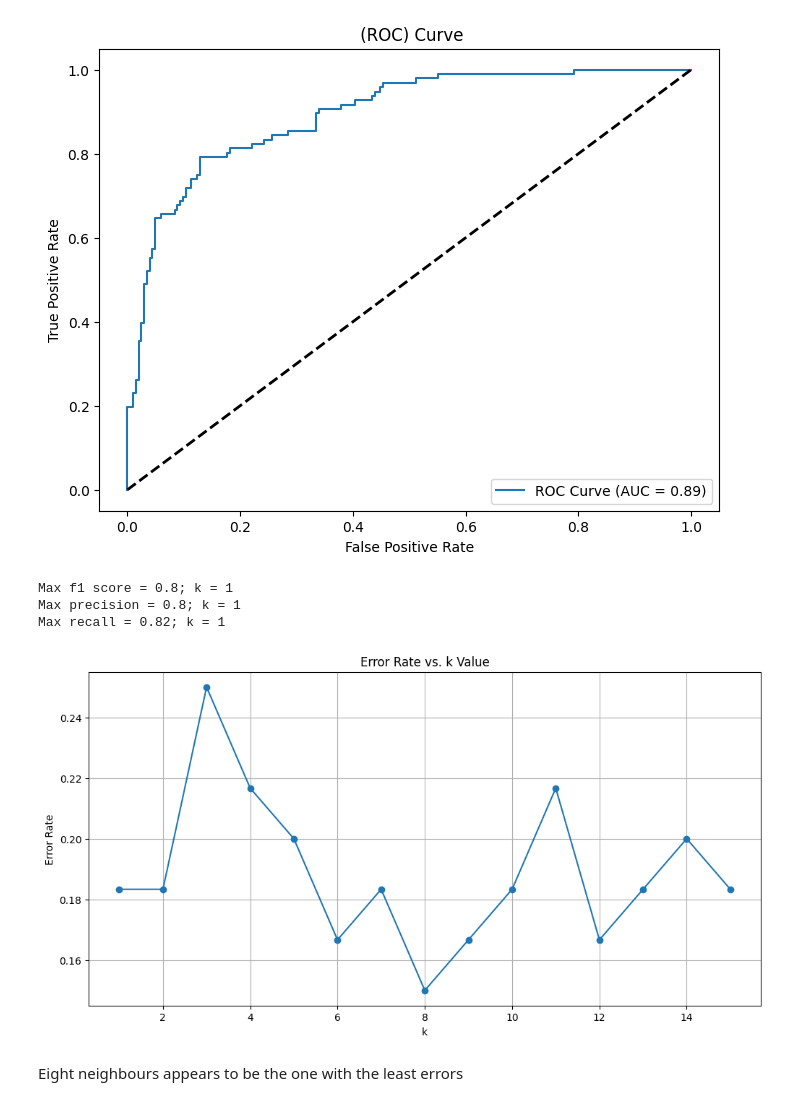
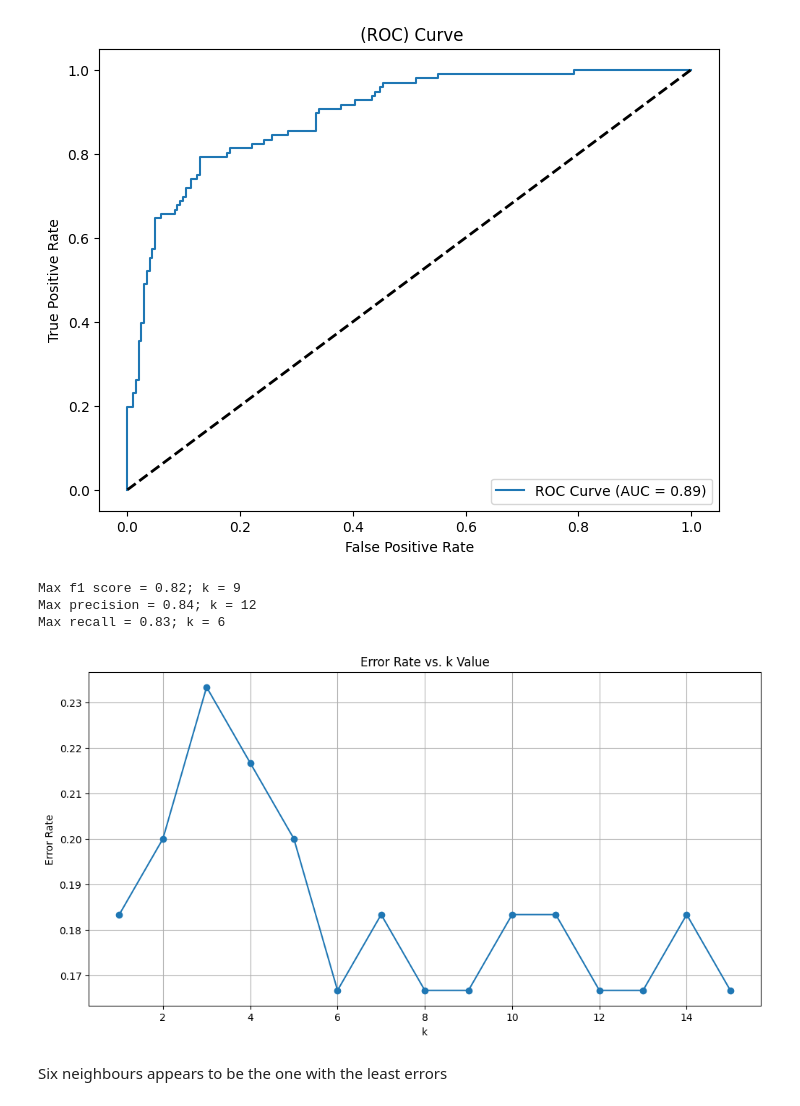
Before and after one commit to IbrahimTGhanem/Datathon2, a Jupyter notebook: Datathon_2_Group_19.ipynb, the cells around one changed output. Cells and saved outputs as stored; diff of their text form; code cells hidden in the pictures.

```diff
--- a/Datathon_2_Group_19.ipynb
+++ b/Datathon_2_Group_19.ipynb
@@ -753,6 +753,17 @@ plt.legend(loc='lower right')
 plt.show()
 # %% [output]
 [figure]
+# %%
+#fitting KNN:
+X6 = data[['age', 'ejection_fraction', 'serum_sodium', 'serum_creatinine', 'time' ]]
+Y6 = data['DEATH_EVENT']
+
+# Normalizing data
+scaler = StandardScaler()
+X6_scaled = scaler.fit_transform(X6)
+
+# Split the data into training and testing sets
+X_train6, X_test6, y_train6, y_test6 = train_test_split(X6_scaled, Y6, test_size=0.2, random_state=101)
 # %%
 #Elbow method for KNN
 from sklearn.neighbors import KNeighborsClassifier
@@ -772,40 +783,40 @@ accuracy = []
 for k in k_values:
     # Initialize a KNN classifier with current k value.
     knn = KNeighborsClassifier(n_neighbors=k, metric='manhattan')
 
     # Train the classifier on the training data.
-    knn.fit(X_train5, y_train5.values.ravel()) # .ravel() to flatten array to proper shape
+    knn.fit(X_train6, y_train6.values.ravel()) # .ravel() to flatten array to proper shape
 
     # Predict the labels for the test set.
-    y_pred5 = knn.predict(X_test5)
+    y_pred6 = knn.predict(X_test6)
 
     # Calculate the error rate: 1 - accuracy.
-    error = 1 - accuracy_score(y_test5, y_pred5)
+    error = 1 - accuracy_score(y_test6, y_pred6)
     errors.append(error)
 
     # classification report to calculate f1 score at each k
-    report = classification_report(y_test5, y_pred, output_dict=True)
+    report = classification_report(y_test6, y_pred6, output_dict=True)
     f1_score.append(report['weighted avg']['f1-score'])
     precision.append(report['weighted avg']['precision'])
     recall.append(report['weighted avg']['recall'])
 
 print("Max f1 score = {}; k = {}".format(np.max(f1_score).round(2), f1_score.index(np.max(f1_score))+1 ))
 print("Max precision = {}; k = {}".format(np.max(precision).round(2), precision.index(np.max(precision))+1 ))
 print("Max recall = {}; k = {}".format(np.max(recall).round(2), recall.index(np.max(recall))+1 ))
 
 # Plotting Errors
 # This visualization helps in understanding the relationship between k value and the error rate.
 plt.figure(figsize=(12, 6))
 plt.plot(k_values, errors, marker='o')
 plt.title('Error Rate vs. k Value')
 plt.xlabel('k')
 plt.ylabel('Error Rate')
 plt.grid(True)
 plt.show()
 # %% [output]
-Max f1 score = 0.8; k = 1
-Max precision = 0.8; k = 1
-Max recall = 0.82; k = 1
+Max f1 score = 0.82; k = 9
+Max precision = 0.84; k = 12
+Max recall = 0.83; k = 6
-[figure, old version]
+[figure, new version]
 # %% [markdown]
-Eight neighbours appears to be the one with the least errors
+Six neighbours appears to be the one with the least errors
```
Also changed, not shown: parts of 6 cells of this notebook.
